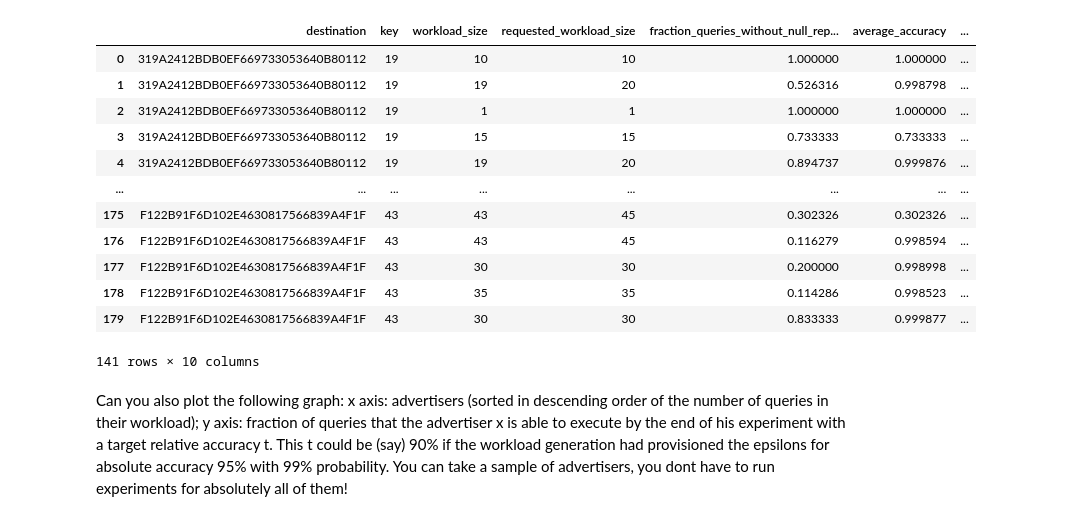
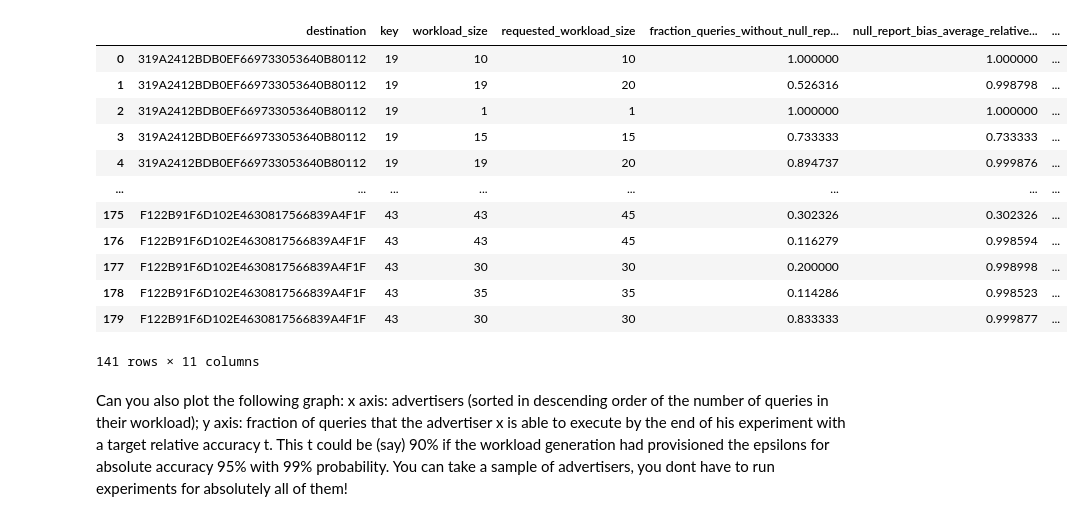
Before and after one commit to columbia/cookiemonster, a Jupyter notebook: notebooks/criteo_analysis.ipynb, the cells around one changed output. Cells and saved outputs as stored; diff of their text form; code cells hidden in the pictures.

```diff
--- a/notebooks/criteo_analysis.ipynb
+++ b/notebooks/criteo_analysis.ipynb
@@ -20,12 +20,13 @@ advertiser_query_counts = (conversions[["partner_id", "key"]]
 advertiser_query_counts = advertiser_query_counts.reset_index()
 # %%
 path = "ray/criteo/large/bias_varying_workload_size"
-results = analyze_results(path, "bias", parallelize=False, t=.90)
+t = .90
+results = analyze_results(path, "bias", parallelize=False, t=t)
 results = pd.merge(advertiser_query_counts, results, how="inner", on="destination")
 results = results.loc[(results.requested_workload_size - results.key < 5)] # distance between buckets
 results
 # %% [output]
-|  | destination | key | workload_size | requested_workload_size | fraction_queries_without_null_rep... | average_accuracy | ... |
+|  | destination | key | workload_size | requested_workload_size | fraction_queries_without_null_rep... | null_report_bias_average_relative... | ... |
 | 0 | 319A2412BDB0EF669733053640B80112 | 19 | 10 | 10 | 1.000000 | 1.000000 | ... |
 | 1 | 319A2412BDB0EF669733053640B80112 | 19 | 19 | 20 | 0.526316 | 0.998798 | ... |
 | 2 | 319A2412BDB0EF669733053640B80112 | 19 | 1 | 1 | 1.000000 | 1.000000 | ... |
@@ -37,7 +38,7 @@ results
 | 177 | F122B91F6D102E4630817566839A4F1F | 43 | 30 | 30 | 0.200000 | 0.998998 | ... |
 | 178 | F122B91F6D102E4630817566839A4F1F | 43 | 35 | 35 | 0.114286 | 0.998523 | ... |
 | 179 | F122B91F6D102E4630817566839A4F1F | 43 | 30 | 30 | 0.833333 | 0.999877 | ... |
-141 rows × 10 columns
+141 rows × 11 columns
 # %% [markdown]
 Can you also plot the following graph: x axis: advertisers (sorted in descending order
 of the number of queries in their workload); y axis: fraction of queries that the
```
Also changed, not shown: parts of 3 cells of this notebook, 54 other files.
